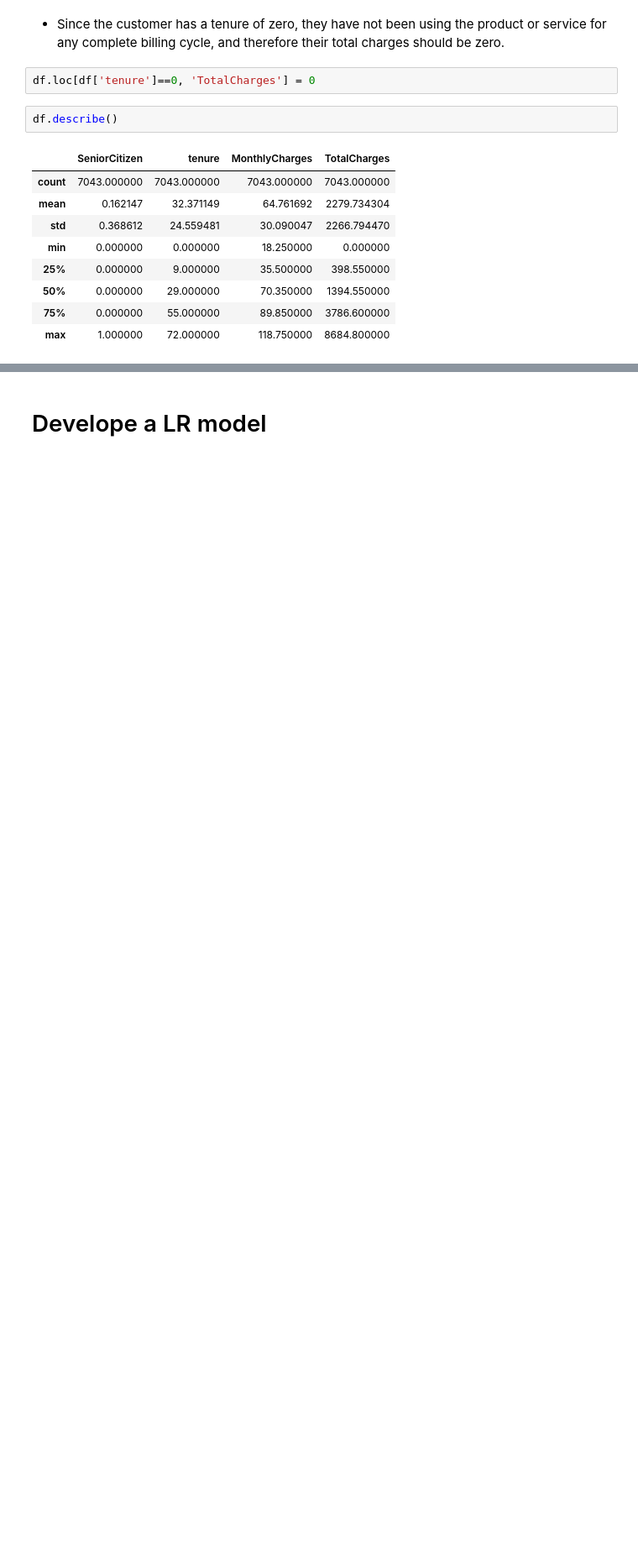
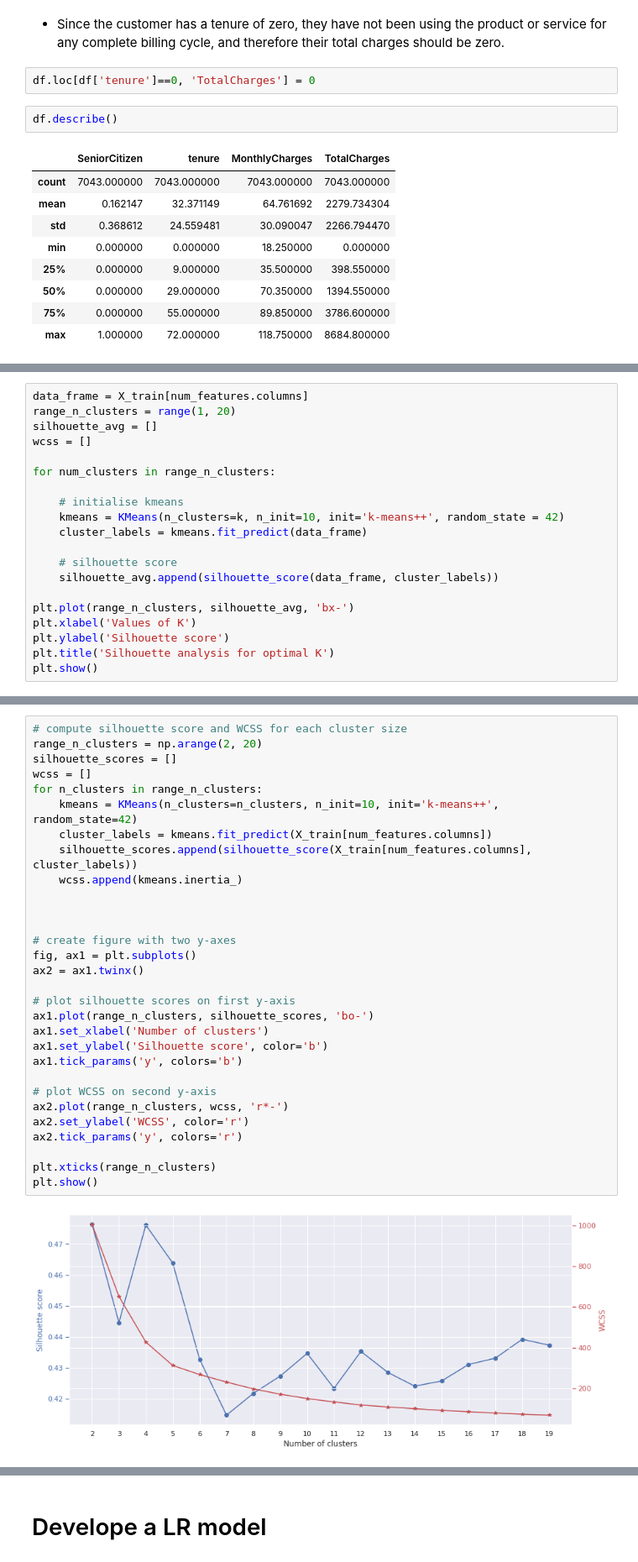
Before and after one commit to ashrafalaghbari/customer_churn_prediction, a Jupyter notebook: customer_churn_prediction.ipynb, the cells around one changed output, grey strips where cells are left out. Shown at 84% size. Saved outputs shown, nothing was run; the diff lists cells and outputs as text; blank space fills up the shorter version.

```diff
--- a/customer_churn_prediction.ipynb
+++ b/customer_churn_prediction.ipynb
@@ -135,0 +345,20 @@ Test set: (1409, 30) shape
+# %%
+data_frame = X_train[num_features.columns]
+range_n_clusters = range(1, 20)
+silhouette_avg = []
+wcss = []
+
+for num_clusters in range_n_clusters:
+
+    # initialise kmeans
+    kmeans = KMeans(n_clusters=k, n_init=10, init='k-means++', random_state = 42)
+    cluster_labels = kmeans.fit_predict(data_frame)
+
+    # silhouette score
+    silhouette_avg.append(silhouette_score(data_frame, cluster_labels))
+
+plt.plot(range_n_clusters, silhouette_avg, 'bx-')
+plt.xlabel('Values of K')
+plt.ylabel('Silhouette score')
+plt.title('Silhouette analysis for optimal K')
+plt.show()
@@ -135,0 +367,32 @@ Test set: (1409, 30) shape
+# %%
+# compute silhouette score and WCSS for each cluster size
+range_n_clusters = np.arange(2, 20)
+silhouette_scores = []
+wcss = []
+for n_clusters in range_n_clusters:
+    kmeans = KMeans(n_clusters=n_clusters, n_init=10, init='k-means++', random_state=42)
+    cluster_labels = kmeans.fit_predict(X_train[num_features.columns])
+    silhouette_scores.append(silhouette_score(X_train[num_features.columns], cluster_labels))
+    wcss.append(kmeans.inertia_)
+
+
+
+# create figure with two y-axes
+fig, ax1 = plt.subplots()
+ax2 = ax1.twinx()
+
+# plot silhouette scores on first y-axis
+ax1.plot(range_n_clusters, silhouette_scores, 'bo-')
+ax1.set_xlabel('Number of clusters')
+ax1.set_ylabel('Silhouette score', color='b')
+ax1.tick_params('y', colors='b')
+
+# plot WCSS on second y-axis
+ax2.plot(range_n_clusters, wcss, 'r*-')
+ax2.set_ylabel('WCSS', color='r')
+ax2.tick_params('y', colors='r')
+
+plt.xticks(range_n_clusters)
+plt.show()
+# %% [output]
+[figure, added]
```
Also changed, not shown: parts of 58 cells of this notebook.
